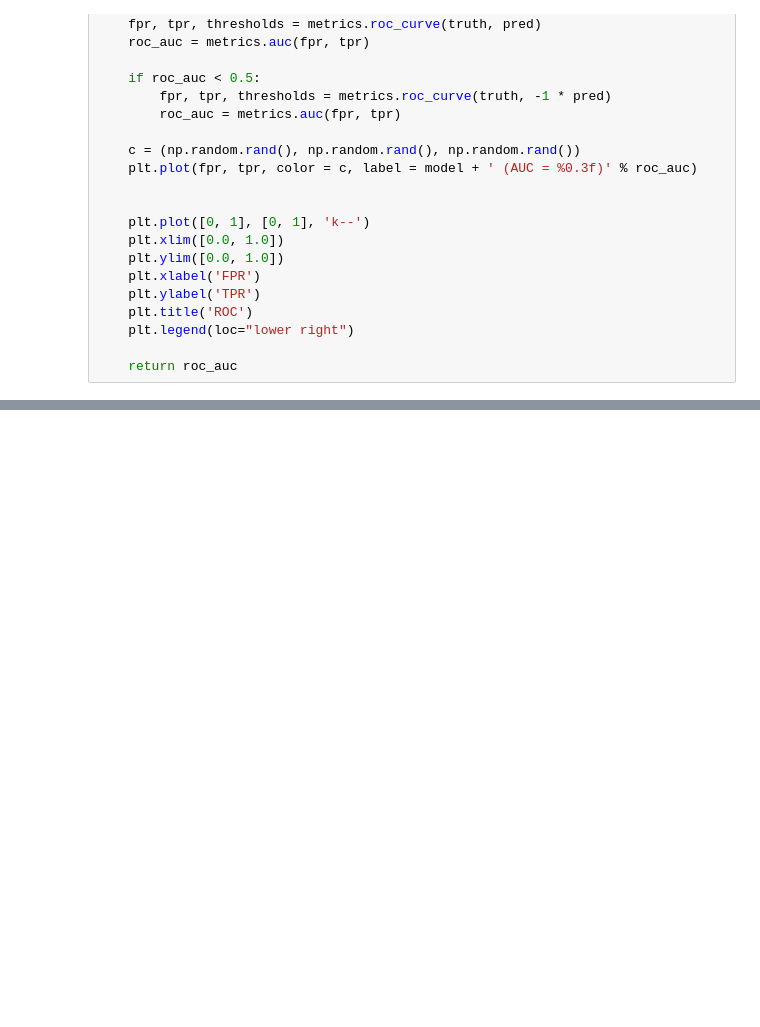
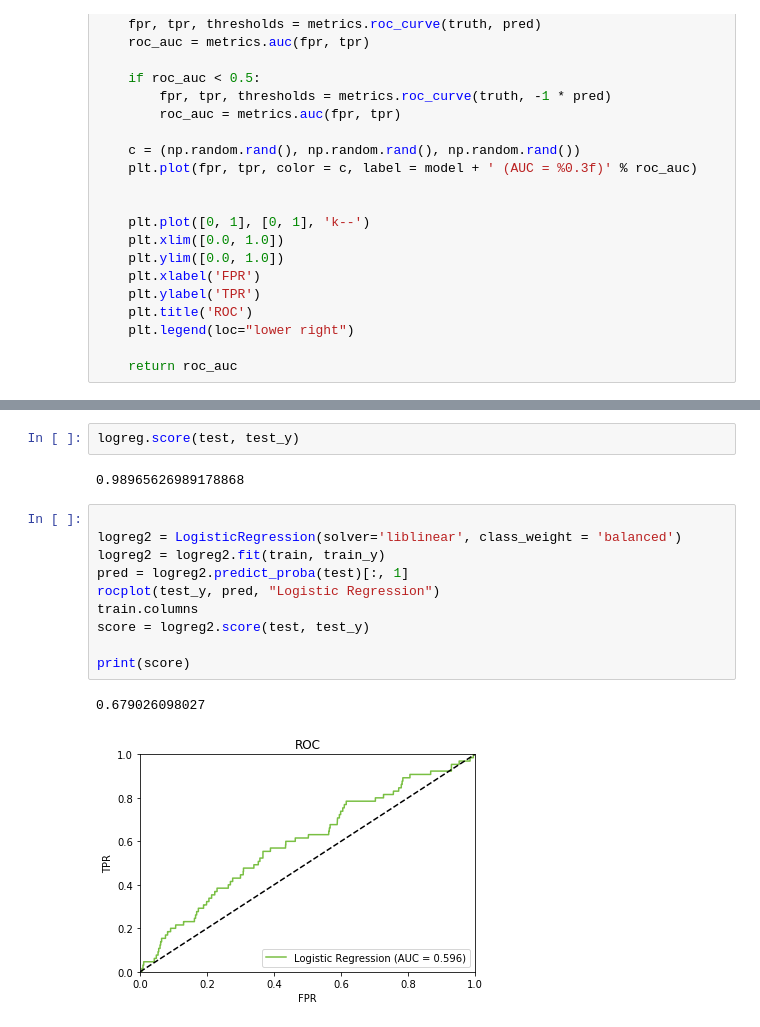
Before and after one commit to jls731/infrep17project, a Jupyter notebook: Feature Importance.ipynb, the cells around one changed output, grey strips where cells are left out. Cells and saved outputs as stored; diff of their text form; blank space fills up the shorter version.

```diff
--- a/Feature Importance.ipynb
+++ b/Feature Importance.ipynb
@@ -110 +111,18 @@ AUCs[-10:]
  ('is_rockstar', 0.5911021497920268)]
+# %%
+logreg.score(test, test_y)
+# %% [output]
+0.98965626989178868
+# %%
+
+logreg2 = LogisticRegression(solver='liblinear', class_weight = 'balanced')
+logreg2 = logreg2.fit(train, train_y)
+pred = logreg2.predict_proba(test)[:, 1]
+rocplot(test_y, pred, "Logistic Regression")
+train.columns
+score = logreg2.score(test, test_y)
+
+print(score)
+# %% [output]
+0.679026098027
+[figure, added]
```
Also changed, not shown: parts of 6 cells of this notebook, 2 other files.
